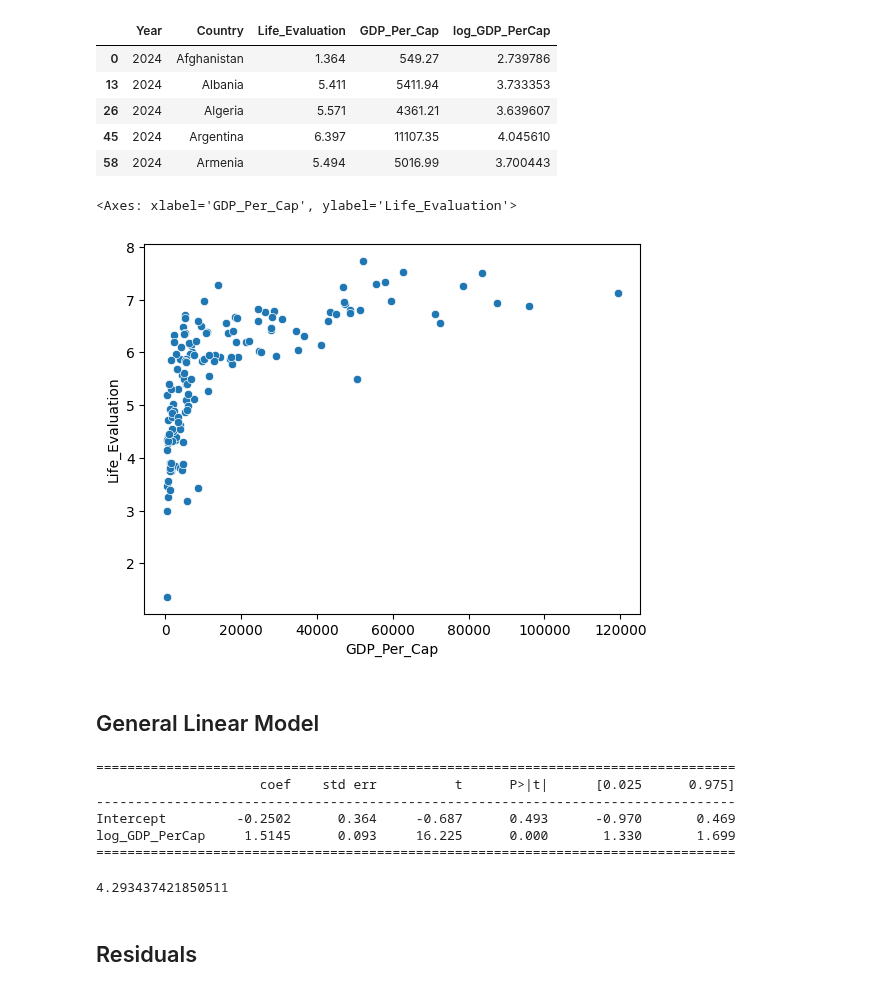
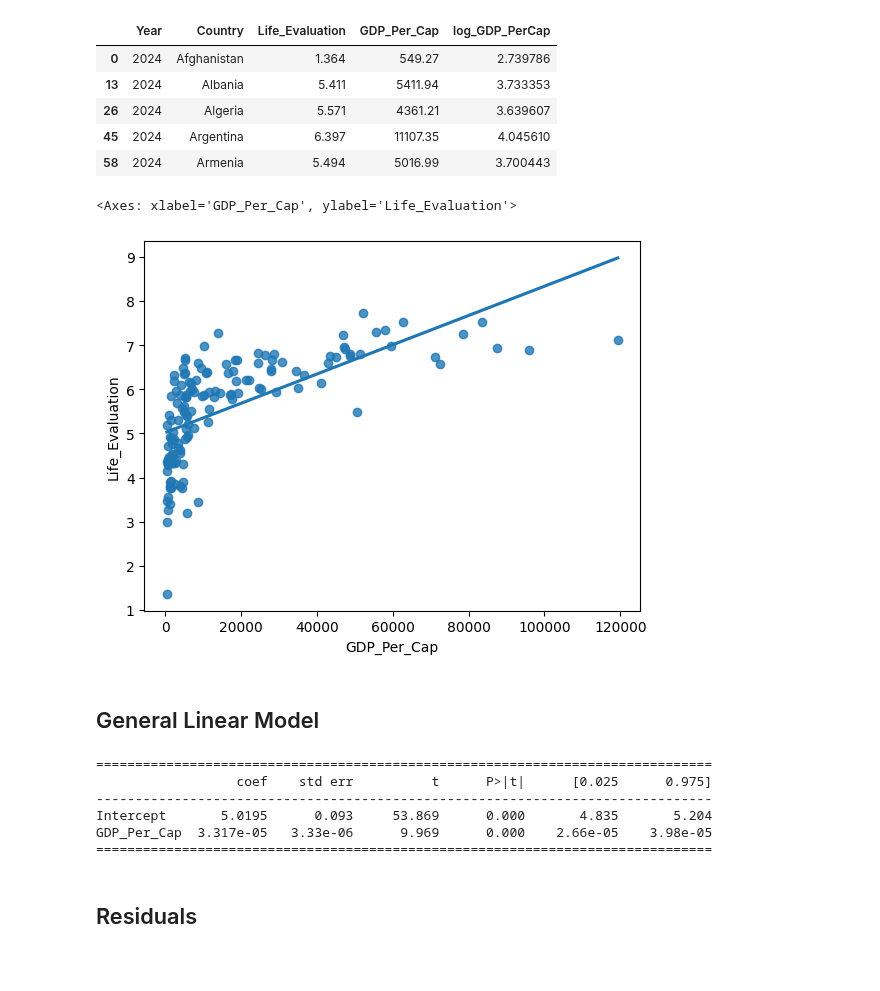
Before and after one commit to tayweid/tayweid.github.io, a Jupyter notebook: econ-0150/parts/part-4-2/Exercise_4_2.ipynb, the cells around one changed output. Cells and saved outputs as stored; diff of their text form; code cells hidden in the pictures; blank space fills up the shorter version.

```diff
--- a/econ-0150/parts/part-4-2/Exercise_4_2.ipynb
+++ b/econ-0150/parts/part-4-2/Exercise_4_2.ipynb
@@ -32,20 +32,20 @@ data.head()
 | 58 | 2024 | Armenia | 5.494 | 5016.99 | 3.700443 |
 # %%
 # Visualize: Numerical x Numerical
-sns.scatterplot(y='Life_Evaluation', x='GDP_Per_Cap', data=data)
+sns.regplot(y='Life_Evaluation', x='GDP_Per_Cap', data=data, ci=None)
 # %% [output]
 <Axes: xlabel='GDP_Per_Cap', ylabel='Life_Evaluation'>
-[figure, old version]
+[figure, new version]
 # %% [markdown]
 ## General Linear Model
 # %%
 # Model: y = b + mx
-model = smf.ols('Life_Evaluation ~ log_GDP_PerCap', data).fit() # Intercept is included by default
+model = smf.ols('Life_Evaluation ~ GDP_Per_Cap', data).fit() # Intercept is included by default
 print(model.summary().tables[1])
 # %% [output]
-==================================================================================
-                     coef    std err          t      P>|t|      [0.025      0.975]
-----------------------------------------------------------------------------------
-Intercept         -0.2502      0.364     -0.687      0.493      -0.970       0.469
-log_GDP_PerCap     1.5145      0.093     16.225      0.000       1.330       1.699
-==================================================================================
+===============================================================================
+                  coef    std err          t      P>|t|      [0.025      0.975]
+-------------------------------------------------------------------------------
+Intercept       5.0195      0.093     53.869      0.000       4.835       5.204
+GDP_Per_Cap  3.317e-05   3.33e-06      9.969      0.000    2.66e-05    3.98e-05
+===============================================================================
@@ -55,9 +52,3 @@ b0, b1 = model.params  # intercept, slope
-# %%
-# Predict: Log GDP of 3
-prediction = b0 + b1 * 3
-print(prediction)
-# %% [output]
-4.293437421850511
 # %% [markdown]
 ## Residuals
 # %%
```
Also changed, not shown: parts of 5 cells of this notebook, 3 other files.
